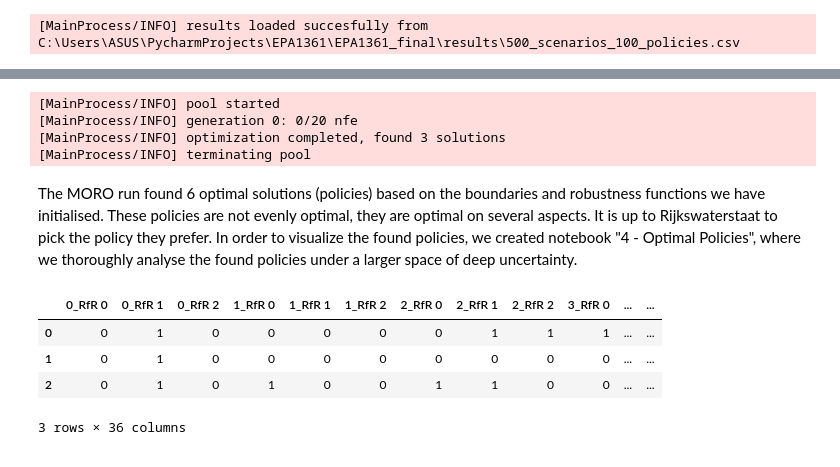
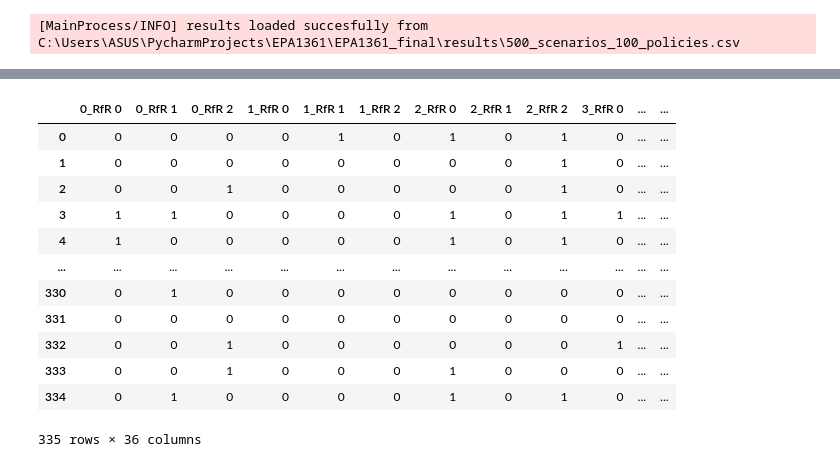
Before and after one commit to mihel93/EPA1361_final, a Jupyter notebook: 4_MORO.ipynb, the cells around one changed output, grey strips where cells are left out. Cells and saved outputs as stored; diff of their text form; code cells hidden in the pictures.

```diff
--- a/4_MORO.ipynb
+++ b/4_MORO.ipynb
@@ -212,11 +112,18 @@ From "1_open_exploration_base_case" we concluded that the worst scenario's consi
+# %%
+# The 25 percentile are difine as the max values on which will optimeze over
+death_25 = np.percentile(combined["Expected Number of Deaths"], 25)
+annual_dmg_25= np.percentile(combined["Expected Annual Damage"], 25)
+dike_25 = np.percentile(combined["Dike Investment Costs"], 25)
+rfr_25 = np.percentile(combined["RfR Total Costs"], 25)
+evac_25 = np.percentile(combined["Expected Evacuation Costs"], 25)
 # %%
 # Instantiate the model
-dike_model, planning_steps = get_model_for_problem_formulation(5)
+dike_model, planning_steps = get_model_for_problem_formulation(2)
 
 def sum_over(*args):
     return sum(args)
 
 # Redefine the uncertainties
 dike_model.uncertainties['A.1_pfail'] = RealParameter('A.1_pfail', 0, 0.4)
-dike_model.uncertainties['A.3_pfail'] = RealParameter('A.5_pfail', 0, 0.21)
+dike_model.uncertainties['A.3_pfail'] = RealParameter('A.3_pfail', 0, 0.21)
 dike_model.uncertainties['A.1_Bmax'] = RealParameter('A.1_Bmax', 30, 330)
@@ -293,35 +137,37 @@ For the epsilon values, high values have been chosen. Since the signal-to-noise
 # %%
-#Performing MORO: specifying the scenarios, the convergence metrics, the number of function evaluations and performing the robust_optimize function.
+#Performing MORO: specifying the scenarios, the convergence metrics,
+# the number of function evaluations and performing the robust_optimize function.
 n_scenarios = 20
 scenarios = sample_uncertainties(dike_model, n_scenarios)
 
-convergence = [HyperVolume(minimum=[min_deaths, min_evac, min_rfr, min_annual_Gelderland, min_annual_Overijssel],
-                           maximum=[max_deaths, max_evac, max_rfr, max_annual_Gelderland, max_annual_Overijssel]),
+convergence = [HyperVolume(minimum=[0,0,0,0,0],
+                           maximum=[death_25, annual_dmg_25, dike_25,rfr_25,evac_25 ]),
                EpsilonProgress()]
 
-nfe = int(100)
+nfe = int(5000) # that is too low value, probably more like 50 0000
 
-with MultiprocessingEvaluator(dike_model) as evaluator:
-    archive, convergence = evaluator.robust_optimize(robustness_functions, scenarios,
-                                               nfe=nfe, convergence=convergence,
-                                               epsilons=[0.01,]*len(dike_model.outcomes),
-                                                    constraint=constraints)
-with open('results/MORORun2.pkl', 'wb') as file_pi:
-    pickle.dump((archive, convergence), file_pi)
+# with MultiprocessingEvaluator(dike_model) as evaluator:
+#     archive, convergence = evaluator.robust_optimize(robustnes_functions, scenarios,
+#                                                nfe=nfe, convergence=convergence,
+#                                                epsilons=[0.01]*len[robustnes_functions] # should not be
+#                                                     )
+# with open('results/MORORun.pkl', 'wb') as file_pi:
+#     pickle.dump((archive, convergence), file_pi)
+
+archive, convergence = pickle.load(open('results/MORORun.pkl', 'rb'))
+
+archive
 # %% [output]
+|  | 0_RfR 0 | 0_RfR 1 | 0_RfR 2 | 1_RfR 0 | 1_RfR 1 | 1_RfR 2 | 2_RfR 0 | 2_RfR 1 | 2_RfR 2 | 3_RfR 0 | ... | ... |
+| 0 | 0 | 0 | 0 | 0 | 1 | 0 | 1 | 0 | 1 | 0 | ... | ... |
+| 1 | 0 | 0 | 0 | 0 | 0 | 0 | 0 | 0 | 1 | 0 | ... | ... |
+| 2 | 0 | 0 | 1 | 0 | 0 | 0 | 0 | 0 | 1 | 0 | ... | ... |
+| 3 | 1 | 1 | 0 | 0 | 0 | 0 | 1 | 0 | 1 | 1 | ... | ... |
+| 4 | 1 | 0 | 0 | 0 | 0 | 0 | 1 | 0 | 1 | 0 | ... | ... |
+| ... | ... | ... | ... | ... | ... | ... | ... | ... | ... | ... | ... | ... |
+| 330 | 0 | 1 | 0 | 0 | 0 | 0 | 0 | 0 | 0 | 0 | ... | ... |
+| 331 | 0 | 0 | 0 | 0 | 0 | 0 | 0 | 0 | 0 | 0 | ... | ... |
+| 332 | 0 | 0 | 1 | 0 | 0 | 0 | 0 | 0 | 0 | 1 | ... | ... |
+| 333 | 0 | 0 | 1 | 0 | 0 | 0 | 1 | 0 | 0 | 0 | ... | ... |
+| 334 | 0 | 1 | 0 | 0 | 0 | 0 | 1 | 0 | 1 | 0 | ... | ... |
-[MainProcess/INFO] pool started
-[MainProcess/INFO] generation 0: 0/20 nfe
-[MainProcess/INFO] optimization completed, found 3 solutions
-[MainProcess/INFO] terminating pool
+335 rows × 36 columns
-# %% [markdown]
-The MORO run found 6 optimal solutions (policies) based on the boundaries and robustness functions we have initialised. These policies are not evenly optimal, they are optimal on several aspects. It is up to Rijkswaterstaat to pick the policy they prefer. In order to visualize the found policies, we created notebook "4 - Optimal Policies", where we thoroughly analyse the found policies under a larger space of deep uncertainty.
-# %%
-archive, convergence = pickle.load(open('results/MORORun2.pkl', 'rb'))
-
-archive
-# %% [output]
-|  | 0_RfR 0 | 0_RfR 1 | 0_RfR 2 | 1_RfR 0 | 1_RfR 1 | 1_RfR 2 | 2_RfR 0 | 2_RfR 1 | 2_RfR 2 | 3_RfR 0 | ... | ... |
-| 0 | 0 | 1 | 0 | 0 | 0 | 0 | 0 | 1 | 1 | 1 | ... | ... |
-| 1 | 0 | 1 | 0 | 0 | 0 | 0 | 0 | 0 | 0 | 0 | ... | ... |
-| 2 | 0 | 1 | 0 | 1 | 0 | 0 | 1 | 1 | 0 | 0 | ... | ... |
-3 rows × 36 columns
```
Also changed, not shown: parts of 37 cells of this notebook, 2 other files.
